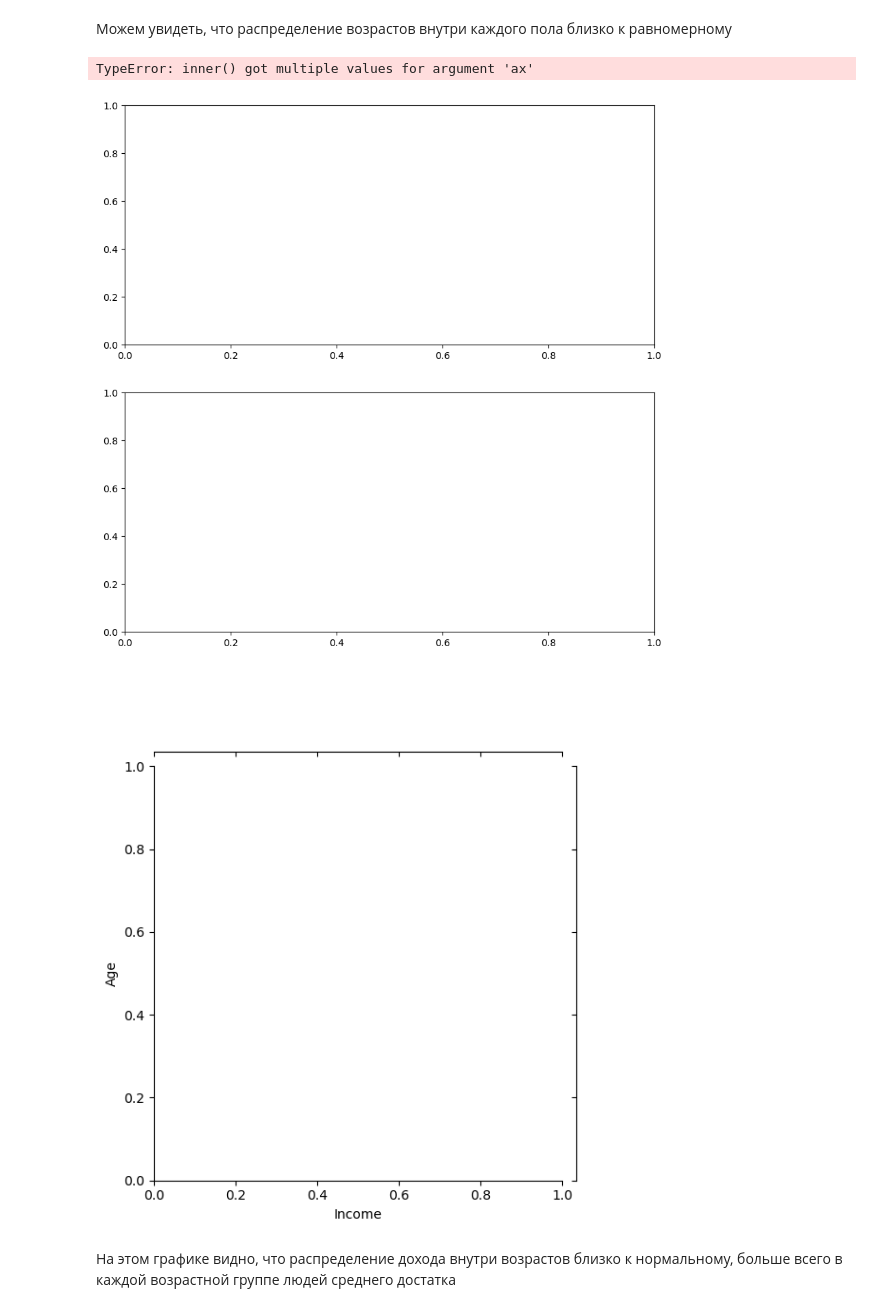
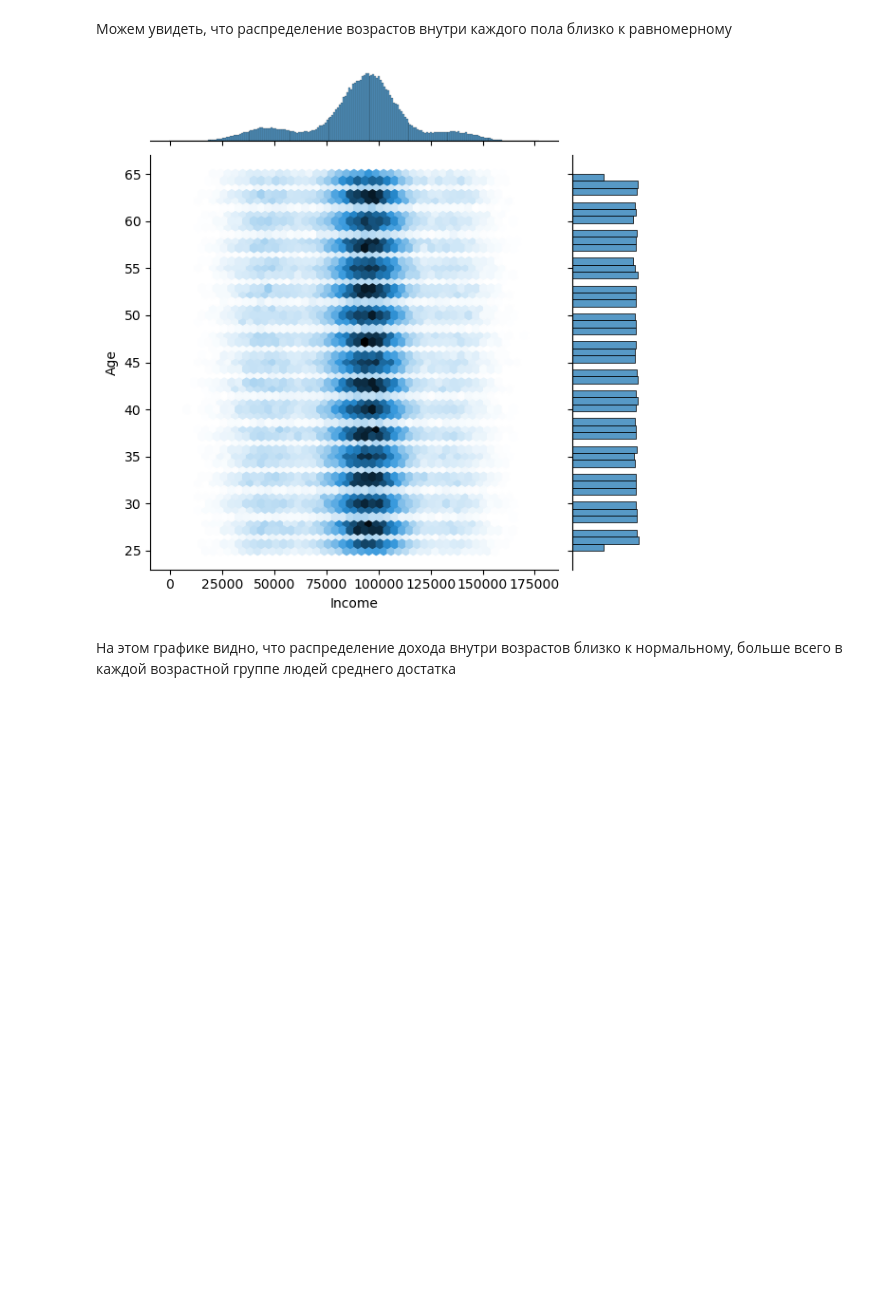
Before and after one commit to KZLZG/TML, a Jupyter notebook: RK1/rk1.ipynb, the cells around one changed output. Saved outputs shown, nothing was run; the diff lists cells and outputs as text; code cells hidden in the pictures; blank space fills up the shorter version.

```diff
--- a/RK1/rk1.ipynb
+++ b/RK1/rk1.ipynb
@@ -256,15 +256,11 @@ data.Age.min()
 25
 # %% [markdown]
 Можем увидеть, что распределение возрастов внутри каждого пола близко к равномерному
-# %%
-fig, ax = plt.subplots(2, 1, figsize=(10,10))
-
-sns.jointplot(x='Income', y='Age', data=data, ax=ax[0],  kind="hex")
-sns.jointplot(x='Income', y='Age', data=data, ax=ax[1],  kind="hex")
-# %% [output]
-TypeError: inner() got multiple values for argument 'ax'
-[figure, removed]
-[figure, removed]
+# %%
+sns.jointplot(x='Income', y='Age', data=data, kind="hex")
+plt.show()
+# %% [output]
+[figure, added]
 # %% [markdown]
 На этом графике видно, что распределение дохода внутри возрастов близко к нормальному, больше всего в каждой возрастной группе людей среднего достатка
 # %%
```
